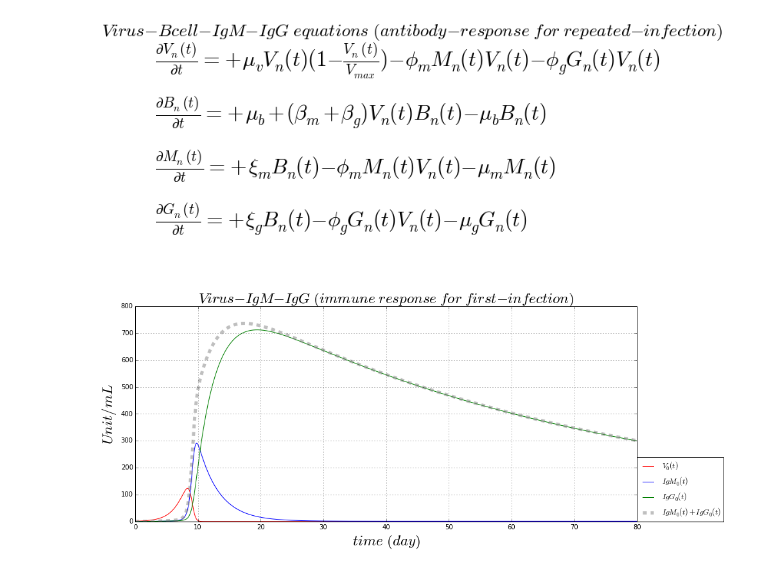
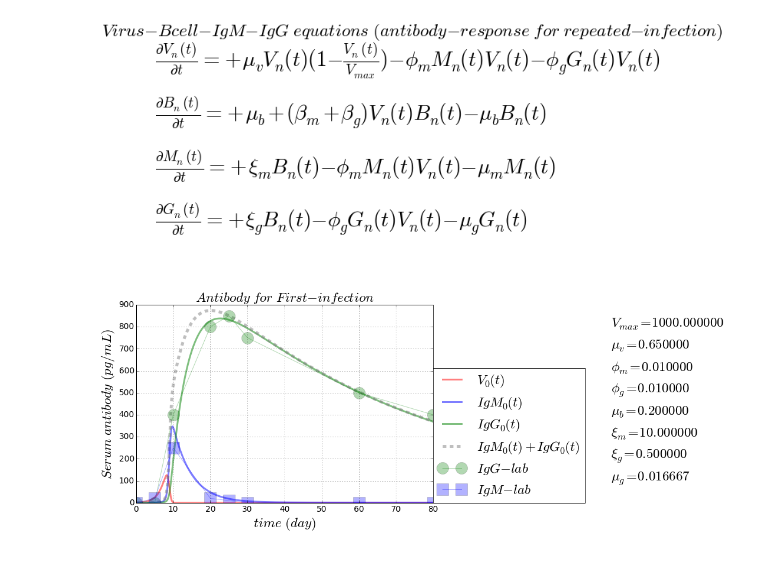
Before and after one commit to blab/antibody-response-pulse, a Jupyter notebook: bcell-array/code/IgM_IgG_first_infection.ipynb, the cells around one changed output. Drawn from its saved outputs; the diff is of its cells as text; code cells hidden in the pictures.

Commit message:
comparing with experimental data (first infection)

```diff
--- a/bcell-array/code/IgM_IgG_first_infection.ipynb
+++ b/bcell-array/code/IgM_IgG_first_infection.ipynb
@@ -13,13 +13,20 @@ date:   04/09/2015
 
 import numpy as np
 import matplotlib.pyplot as plt
-from mpl_toolkits.mplot3d.axes3d import Axes3D
+import os
 
 import alva_machinery as alva
 
 AlvaFontSize = 23
-AlvaFigSize = (14, 6)
+AlvaFigSize = (9, 6)
 numberingFig = 0
+
+# plotting
+dir_path = '/Users/al/Desktop/GitHub/antibody-response-pulse/bcell-array/figure'
+file_name = 'Virus-Bcell-IgM-IgG'
+figure_name = '-equation'
+file_suffix = '.png'
+save_figure = os.path.join(dir_path, file_name + figure_name + file_suffix)
 
 numberingFig = numberingFig + 1
 plt.figure(numberingFig, figsize=(12, 5))
@@ -167,6 +174,11 @@ def AlvaRungeKutta4ArrayXT(pde_array, startingOut_Value, minX_In, maxX_In, total
 # %% [output]
 [figure]
 # %%
+# Experimental lab data from OAS paper
+gT_lab = np.array([0, 5, 10, 20, 25, 30, 60, 80])
+gIgG_lab = np.array([0, 0, 4, 8, 8.5, 7.5, 5, 4])*10**2
+gIgM_lab = np.array([0, 0.2, 2.5, 0.2, 0.1, 0, 0, 0])*10**2
+
 # setting parameter
 timeUnit = 'day'
 if timeUnit == 'hour':
@@ -179,22 +191,23 @@ inRateV = 6.5*maxV/10**4 # in-rate of virus
 killRateVm = 1*maxV/10**5 # kill-rate of virus by antibody-IgM
 killRateVg = killRateVm/1 # kill-rate of virus by antibody-IgG
 
-inRateB = 3*maxV/10**4 # in-rate of B-cell
+inRateB = 2*maxV/10**4 # in-rate of B-cell
 outRateB = inRateB # out-rate of B-cell
 actRateBm = killRateVm # activation rate of naive B-cell
 actRateBg = killRateVg # activation rate of memory B-cell
 
 
-inRateM = maxV/10**2  # in-rate of antibody-IgM from naive B-cell
+inRateM = maxV*1/10**2  # in-rate of antibody-IgM from naive B-cell
 outRateM = inRateM  # out-rate of antibody-IgM from naive B-cell
 consumeRateM = killRateVm # consume-rate of antibody-IgM by cleaning virus
 
-inRateG = inRateM/15 # in-rate of antibody-IgG from memory B-cell
+inRateG = inRateM/20 # in-rate of antibody-IgG from memory B-cell
 outRateG = outRateM/600 # out-rate of antibody-IgG from memory B-cell
 consumeRateG = killRateVg  # consume-rate of antibody-IgG by cleaning virus
 
 # time boundary and griding condition
-minT = float(0); maxT = float(80*day);
+minT = float(0)
+maxT = float(80*day)
 totalGPoint_T = int(10**4 + 1)
 gridT = np.linspace(minT, maxT, totalGPoint_T)
 spacingT = np.linspace(minT, maxT, num = totalGPoint_T, retstep = True)
@@ -202,45 +215,61 @@ gridT = spacingT[0]
 dt = spacingT[1]
 
 # space boundary and griding condition
-minX = float(0); maxX = float(1);
+minX = float(0)
+maxX = float(1)
 totalGPoint_X = int(1 + 1)
 gridX = np.linspace(minX, maxX, totalGPoint_X)
 gridingX = np.linspace(minX, maxX, num = totalGPoint_X, retstep = True)
 gridX = gridingX[0]
 dx = gridingX[1]
 gridV_array = np.zeros([totalGPoint_X, totalGPoint_T])
 gridB_array = np.zeros([totalGPoint_X, totalGPoint_T])
 gridM_array = np.zeros([totalGPoint_X, totalGPoint_T])
 gridG_array = np.zeros([totalGPoint_X, totalGPoint_T])
 # initial output condition
 gridV_array[0, 0] = float(1)
 gridB_array[0, 0] = float(0)
 gridM_array[0, 0] = float(0)
 gridG_array[0, 0] = float(0)
 # Runge Kutta numerical solution
 pde_array = np.array([dVdt_array, dBdt_array, dMdt_array, dGdt_array])
 startingOut_Value = np.array([gridV_array, gridB_array, gridM_array, gridG_array])
 gridOut_array = AlvaRungeKutta4ArrayXT(pde_array, startingOut_Value, minX, maxX, totalGPoint_X, minT, maxT, totalGPoint_T)
 # plotting
 gridV = gridOut_array[0]
 gridB = gridOut_array[1]
 gridM = gridOut_array[2]
 gridG = gridOut_array[3]
 
+figure_name = '-first-infection'
+figure_suffix = '.png'
+save_figure = os.path.join(dir_path, file_name + figure_name + file_suffix)
 numberingFig = numberingFig + 1
 for i in range(1):
     plt.figure(numberingFig, figsize = AlvaFigSize)
-    plt.plot(gridT, gridV[i], color = 'red', label = r'$ V_{%i}(t) $'%(i))
-    plt.plot(gridT, gridM[i], color = 'blue', label = r'$ IgM_{%i}(t) $'%(i))
-    plt.plot(gridT, gridG[i], color = 'green', label = r'$ IgG_{%i}(t) $'%(i))
+    plt.plot(gridT, gridV[i], color = 'red', label = r'$ V_{%i}(t) $'%(i), linewidth = 3.0, alpha = 0.5)
+    plt.plot(gridT, gridM[i], color = 'blue', label = r'$ IgM_{%i}(t) $'%(i), linewidth = 3.0, alpha = 0.5)
+    plt.plot(gridT, gridG[i], color = 'green', label = r'$ IgG_{%i}(t) $'%(i), linewidth = 3.0, alpha = 0.5)
     plt.plot(gridT, gridM[i] + gridG[i], color = 'gray', linewidth = 5.0, alpha = 0.5, linestyle = 'dashed'
              , label = r'$ IgM_{%i}(t) + IgG_{%i}(t) $'%(i, i))
-    plt.grid(True)
-    plt.title(r'$ Virus-IgM-IgG \ (immune \ response \ for \ first-infection) $', fontsize = AlvaFontSize)
-    plt.xlabel(r'$time \ (%s)$'%(timeUnit), fontsize = AlvaFontSize);
-    plt.ylabel(r'$ Unit/mL $', fontsize = AlvaFontSize)
-    plt.legend(loc = (1,0))
-#    plt.yscale('log')
+    plt.plot(gT_lab, gIgG_lab, marker = 'o', markersize = 20, alpha = 0.3, color = 'green', label = r'$ IgG-lab $')
+    plt.plot(gT_lab, gIgM_lab, marker = 's', markersize = 20, alpha = 0.3, color = 'blue', label = r'$ IgM-lab $')
+    plt.grid(True, which = 'both')
+    plt.title(r'$ Antibody \ for \ First-infection $', fontsize = AlvaFontSize)
+    plt.xlabel(r'$time \ (%s)$'%(timeUnit), fontsize = AlvaFontSize)
+    plt.ylabel(r'$ Serum \ antibody \ (pg/mL) $', fontsize = AlvaFontSize)
+    plt.xticks(fontsize = AlvaFontSize*0.6)
+    plt.yticks(fontsize = AlvaFontSize*0.6)
+    plt.text(maxT*16.0/10, maxV*8.0/10, r'$ V_{max} = %f $'%(maxV), fontsize = AlvaFontSize)
+    plt.text(maxT*16.0/10, maxV*7.0/10, r'$ \mu_{v} = %f $'%(inRateV), fontsize = AlvaFontSize)
+    plt.text(maxT*16.0/10, maxV*6.0/10, r'$ \phi_{m} = %f $'%(killRateVm), fontsize = AlvaFontSize)
+    plt.text(maxT*16.0/10, maxV*5.0/10, r'$ \phi_{g} = %f $'%(killRateVg), fontsize = AlvaFontSize)
+    plt.text(maxT*16.0/10, maxV*4.0/10, r'$ \mu_{b} = %f $'%(inRateB), fontsize = AlvaFontSize)
+    plt.text(maxT*16.0/10, maxV*3.0/10, r'$ \xi_{m} = %f $'%(inRateM), fontsize = AlvaFontSize)
+    plt.text(maxT*16.0/10, maxV*2.0/10, r'$ \xi_{g} = %f $'%(inRateG), fontsize = AlvaFontSize)
+    plt.text(maxT*16.0/10, maxV*1.0/10, r'$ \mu_{g} = %f $'%(outRateG), fontsize = AlvaFontSize)
+    plt.legend(loc = (1, 0), fontsize = AlvaFontSize)
+    plt.savefig(save_figure, dpi = 100, bbox_inches='tight')
     plt.show()
 # %% [output]
-[figure, old version]
+[figure, new version]
```
Also changed, not shown: parts of 1 cell of this notebook, 5 other files.
